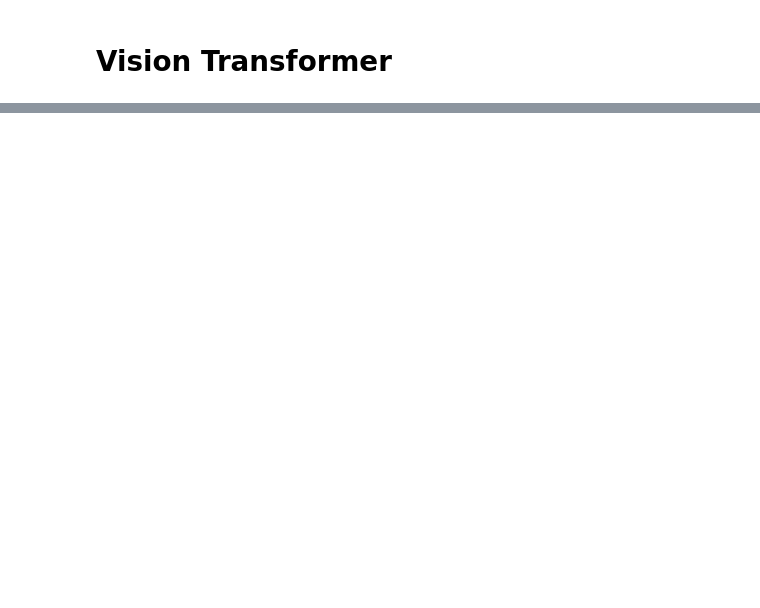
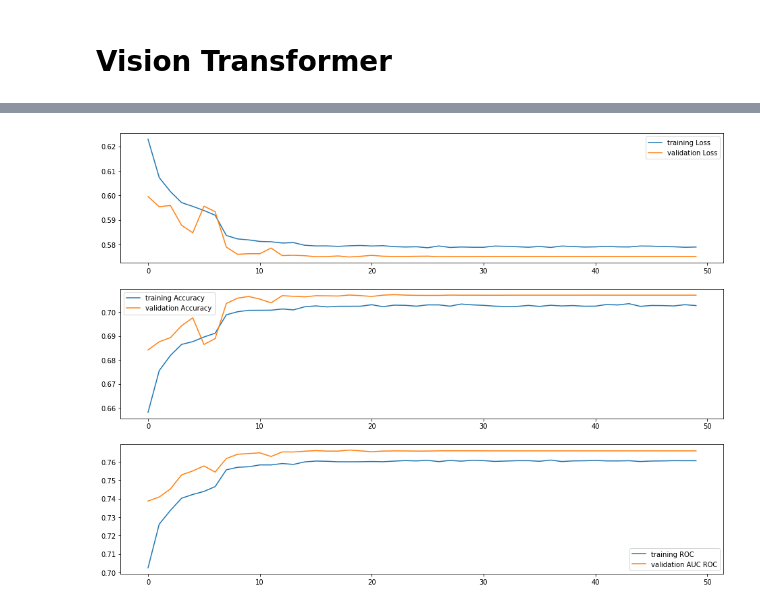
Before and after one commit to Ache17/E2E-2022, a Jupyter notebook: particle_identification.ipynb, the cells around one changed output, grey strips where cells are left out. Saved outputs shown, nothing was run; the diff lists cells and outputs as text; code cells hidden in the pictures; blank space fills up the shorter version.

```diff
--- a/particle_identification.ipynb
+++ b/particle_identification.ipynb
@@ -444,0 +675,17 @@ tensor([[0.4818, 0.5182],
+# %%
+
+ViTModel = ViT(
+    image_size = 32,
+    patch_size = 8,
+    num_classes = 2,
+    dim = 64,
+    depth = 1,
+    heads = 4,
+    channels=2,
+    mlp_dim = 128,
+    dropout = 0.1,
+    emb_dropout = 0.1
+)
+
+ViTModel = ViTModel.to(device)
+summary(ViTModel, input_size=(2, 32,32))
@@ -444,0 +712,11 @@ tensor([[0.4818, 0.5182],
+# %%
+criterion = nn.CrossEntropyLoss()
+
+# Observe that all parameters are being optimized
+optimizer_ft = optim.Adam(ViTModel.parameters())
+
+# Decay LR by a factor of 0.1 every 7 epochs
+exp_lr_scheduler = lr_scheduler.StepLR(optimizer_ft, step_size=7, gamma=0.1)
+
+results = train_model(ViTModel, criterion, optimizer_ft, exp_lr_scheduler,{"train" : train_dataloader, "val": validation_dataloader},
+                       {"train" : len(training_data), "val" : len(validation_data)}, saveTo="basicNN", num_epochs=50)
@@ -444,0 +741,4 @@ tensor([[0.4818, 0.5182],
+# %%
+plotResults(results)
+# %% [output]
+[figure, added]
```
Also changed, not shown: parts of 39 cells of this notebook.
